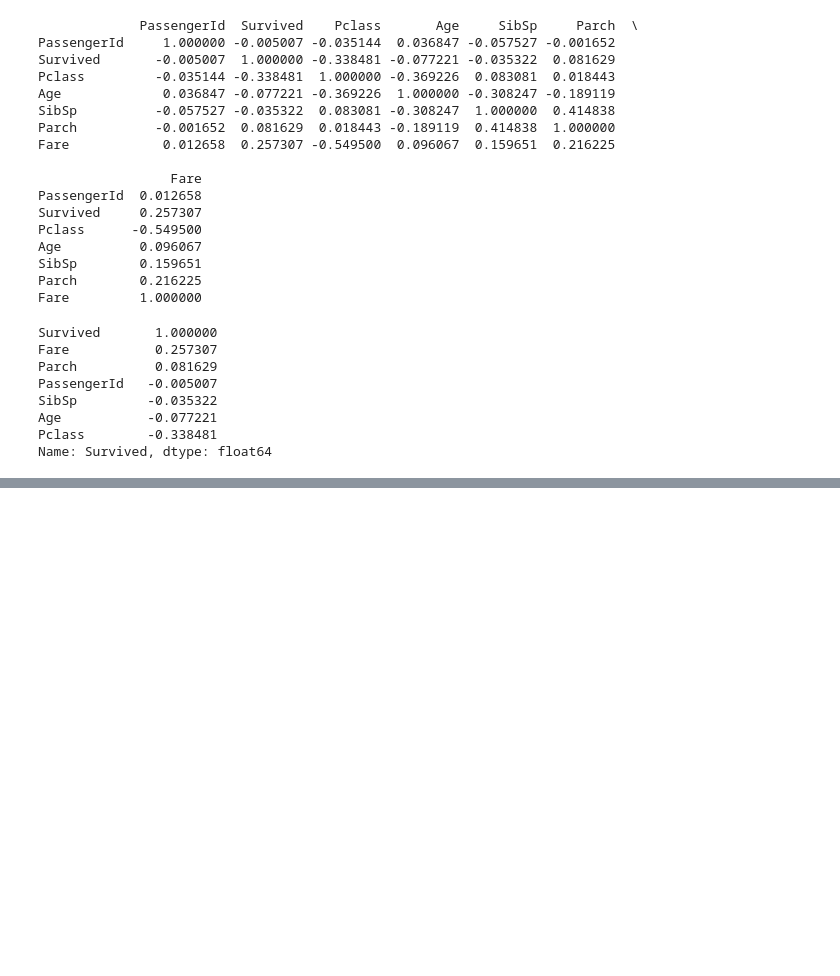
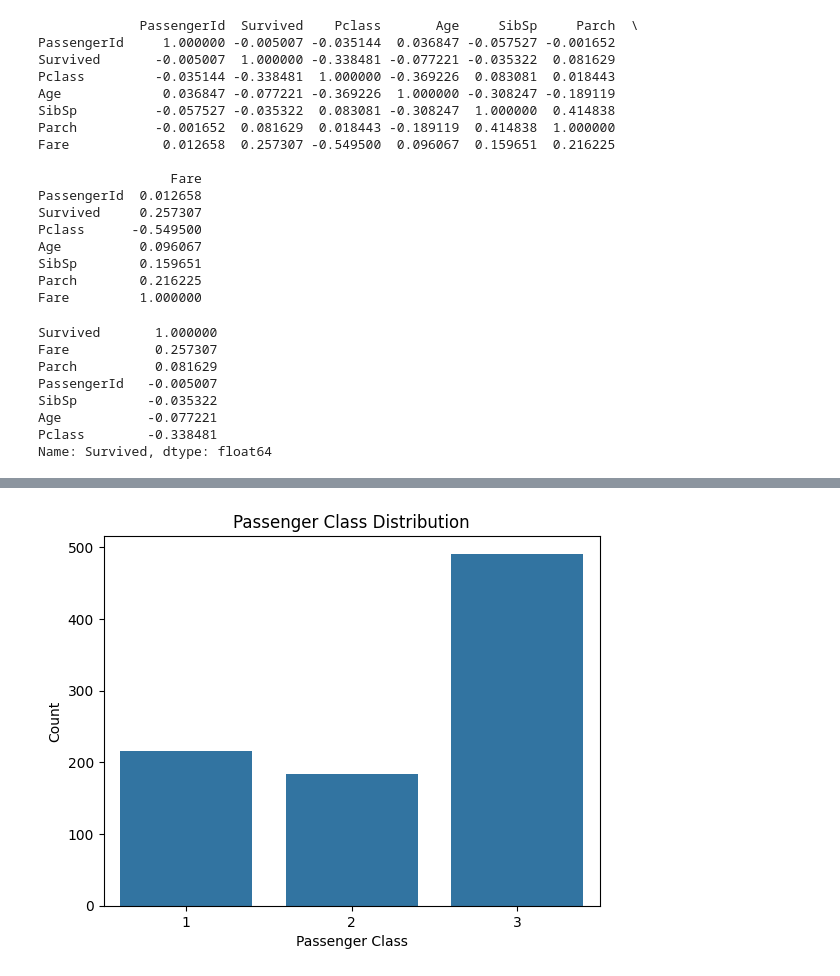
Before and after one commit to NAVEEN8103/PracticeDataScience, a Jupyter notebook: titanic-data-analysis.ipynb, the cells around one changed output, grey strips where cells are left out. Drawn from its saved outputs; the diff is of its cells as text; code cells hidden in the pictures; blank space fills up the shorter version.

```diff
--- a/titanic-data-analysis.ipynb
+++ b/titanic-data-analysis.ipynb
@@ -182,0 +204,9 @@ Name: Survived, dtype: float64
+# %%
+# 2. PCLASS
+sns.countplot(x = 'Pclass', data = df)
+plt.title ('Passenger Class Distribution')
+plt.xlabel('Passenger Class')
+plt.ylabel ('Count')
+plt.show()
+# %% [output]
+[figure, added]
```
Also changed, not shown: parts of 16 cells of this notebook.
